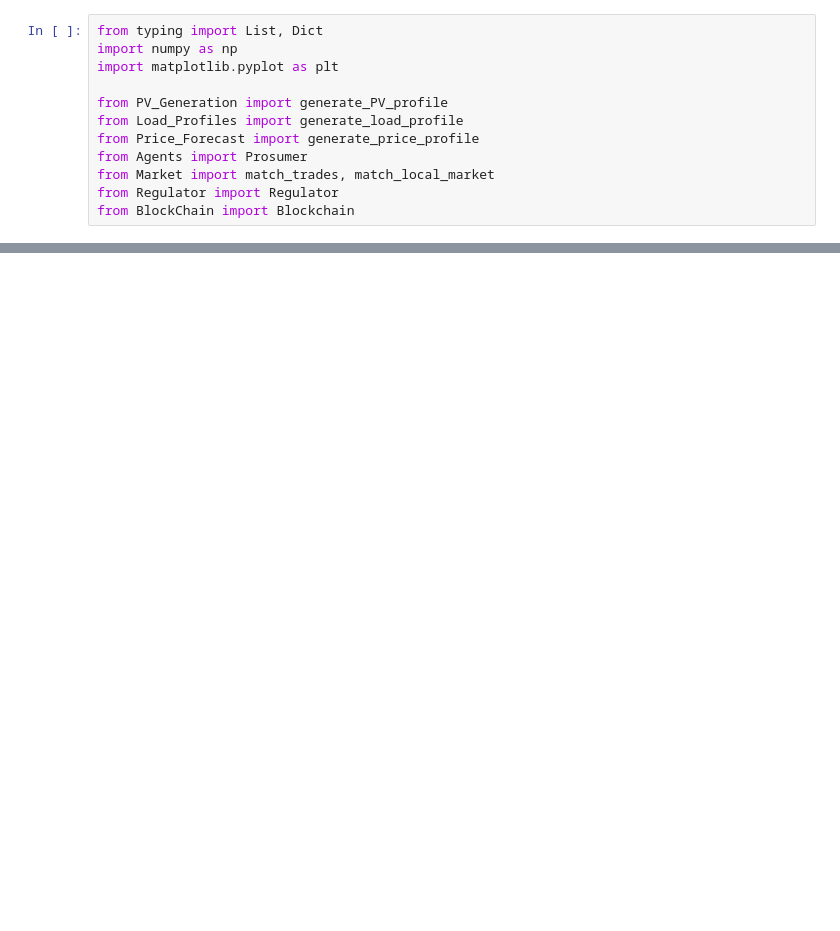
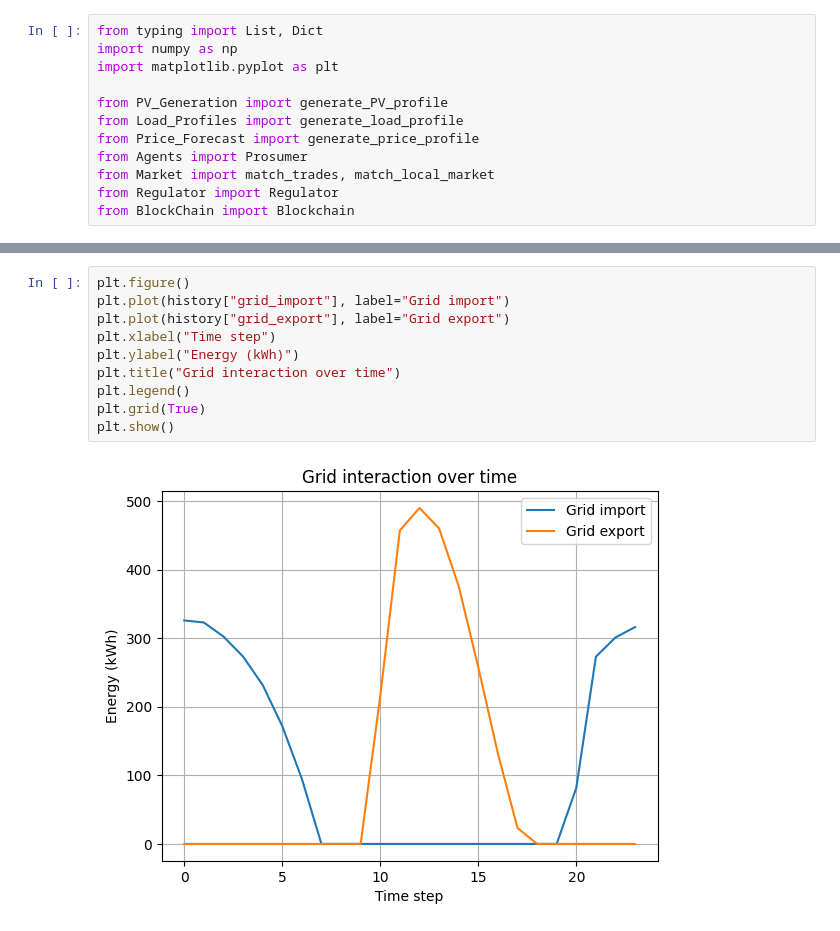
Before and after one commit to thatsnegar/Prosumer_Consumer, a Jupyter notebook: Simulation.ipynb, the cells around one changed output, grey strips where cells are left out. Cells and saved outputs as stored; diff of their text form; blank space fills up the shorter version.

```diff
--- a/Simulation.ipynb
+++ b/Simulation.ipynb
@@ -383,0 +269,12 @@ plt.show()
+# %%
+plt.figure()
+plt.plot(history["grid_import"], label="Grid import")
+plt.plot(history["grid_export"], label="Grid export")
+plt.xlabel("Time step")
+plt.ylabel("Energy (kWh)")
+plt.title("Grid interaction over time")
+plt.legend()
+plt.grid(True)
+plt.show()
+# %% [output]
+[figure, added]
```
Also changed, not shown: parts of 42 cells of this notebook, 2 other files.
